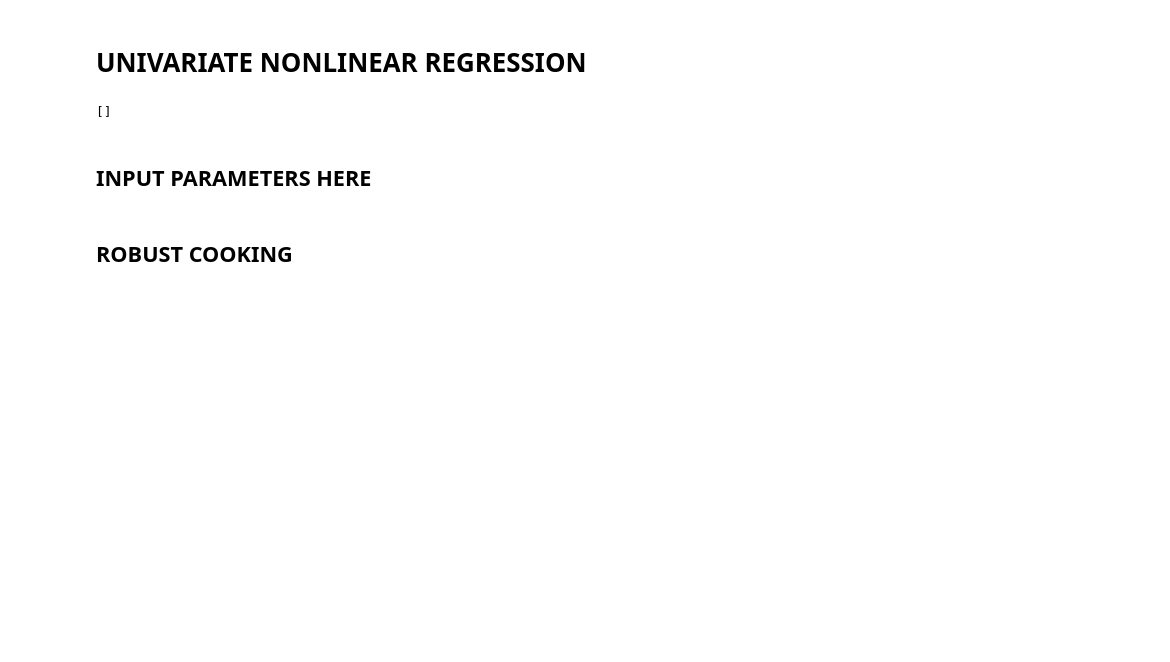
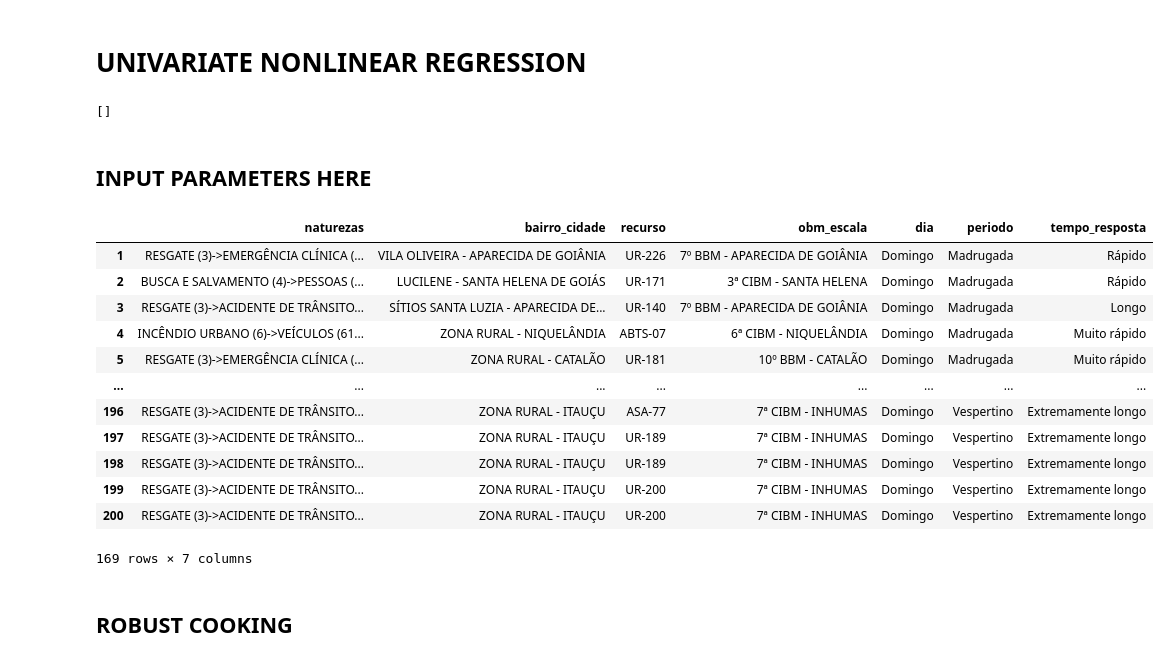
Before and after one commit to higoreller/pos_machine_learning, a Jupyter notebook: src/class/portfolio_project/occurences_nature_2_NN.ipynb, the cells around one changed output. Drawn from its saved outputs; the diff is of its cells as text; code cells hidden in the pictures; blank space fills up the shorter version.

```diff
--- a/src/class/portfolio_project/occurences_nature_2_NN.ipynb
+++ b/src/class/portfolio_project/occurences_nature_2_NN.ipynb
@@ -39,7 +39,7 @@ DistributeOptions.auto_shard_policy = options_lib.create_option(
 file_path = '../../../dataset/occurrences.xlsx'
 
 df = pandas.read_excel(file_path)
-df = df.drop(["rai", "obm_afeto", "qualificacao", "sexo"], axis=1).loc[0:5000,:]
+df = df.drop(["rai", "obm_afeto", "qualificacao", "sexo"], axis=1).loc[0:200,:]
 
 #REMOVING NULL VALUES
 df.loc[pandas.isnull(df["data"])]
@@ -89,33 +89,48 @@ def response_time(response_time):
     if type(response_time) is datetime.time:
 
         total_time_in_minutes = response_time.hour*60 + response_time.minute + response_time.second/60
 
         if total_time_in_minutes >= 0 and total_time_in_minutes <= 10:
             return response_time_metric[0]
         elif total_time_in_minutes > 10 and total_time_in_minutes <= 15:
             return response_time_metric[1]
         elif total_time_in_minutes > 15 and total_time_in_minutes <= 20:
             return response_time_metric[2]
         elif total_time_in_minutes > 20 and total_time_in_minutes <= 30:
             return response_time_metric[3]
         elif total_time_in_minutes > 30 and total_time_in_minutes <= 45:
             return response_time_metric[4]
         elif total_time_in_minutes > 45:
             return response_time_metric[5]
 
 #Lembrar de remover os valores que não são datetime.time do df["tr"]
 df.loc[:, "dia"] = df["data"].apply(day_name)
 df.loc[:, "periodo"] = df["data"].apply(period_of_day)
 df.loc[:, "tempo_resposta"] = df["tr"].apply(response_time)
 
 #REMOVING "DATA" AND "TR" COLUMNS
 
 df = df.drop(["data", "tr"], axis=1)
 
 #Removing None values
 df = df.dropna()
 df = df.mask(df.eq('None')).dropna()
 df = df.astype(str)
+df
+# %% [output]
+|  | naturezas | bairro_cidade | recurso | obm_escala | dia | periodo | tempo_resposta |
+| 1 | RESGATE (3)->EMERGÊNCIA CLÍNICA (... | VILA OLIVEIRA - APARECIDA DE GOIÂNIA | UR-226 | 7º BBM - APARECIDA DE GOIÂNIA | Domingo | Madrugada | Rápido |
+| 2 | BUSCA E SALVAMENTO (4)->PESSOAS (... | LUCILENE - SANTA HELENA DE GOIÁS | UR-171 | 3ª CIBM - SANTA HELENA | Domingo | Madrugada | Rápido |
+| 3 | RESGATE (3)->ACIDENTE DE TRÂNSITO... | SÍTIOS SANTA LUZIA - APARECIDA DE... | UR-140 | 7º BBM - APARECIDA DE GOIÂNIA | Domingo | Madrugada | Longo |
+| 4 | INCÊNDIO URBANO (6)->VEÍCULOS (61... | ZONA RURAL - NIQUELÂNDIA | ABTS-07 | 6ª CIBM - NIQUELÂNDIA | Domingo | Madrugada | Muito rápido |
+| 5 | RESGATE (3)->EMERGÊNCIA CLÍNICA (... | ZONA RURAL - CATALÃO | UR-181 | 10º BBM - CATALÃO | Domingo | Madrugada | Muito rápido |
+| ... | ... | ... | ... | ... | ... | ... | ... |
+| 196 | RESGATE (3)->ACIDENTE DE TRÂNSITO... | ZONA RURAL - ITAUÇU | ASA-77 | 7ª CIBM - INHUMAS | Domingo | Vespertino | Extremamente longo |
+| 197 | RESGATE (3)->ACIDENTE DE TRÂNSITO... | ZONA RURAL - ITAUÇU | UR-189 | 7ª CIBM - INHUMAS | Domingo | Vespertino | Extremamente longo |
+| 198 | RESGATE (3)->ACIDENTE DE TRÂNSITO... | ZONA RURAL - ITAUÇU | UR-189 | 7ª CIBM - INHUMAS | Domingo | Vespertino | Extremamente longo |
+| 199 | RESGATE (3)->ACIDENTE DE TRÂNSITO... | ZONA RURAL - ITAUÇU | UR-200 | 7ª CIBM - INHUMAS | Domingo | Vespertino | Extremamente longo |
+| 200 | RESGATE (3)->ACIDENTE DE TRÂNSITO... | ZONA RURAL - ITAUÇU | UR-200 | 7ª CIBM - INHUMAS | Domingo | Vespertino | Extremamente longo |
+169 rows × 7 columns
 # %%
 # DATA PARAMETERS
 
```
Also changed, not shown: parts of 5 cells of this notebook, 9 other files.
